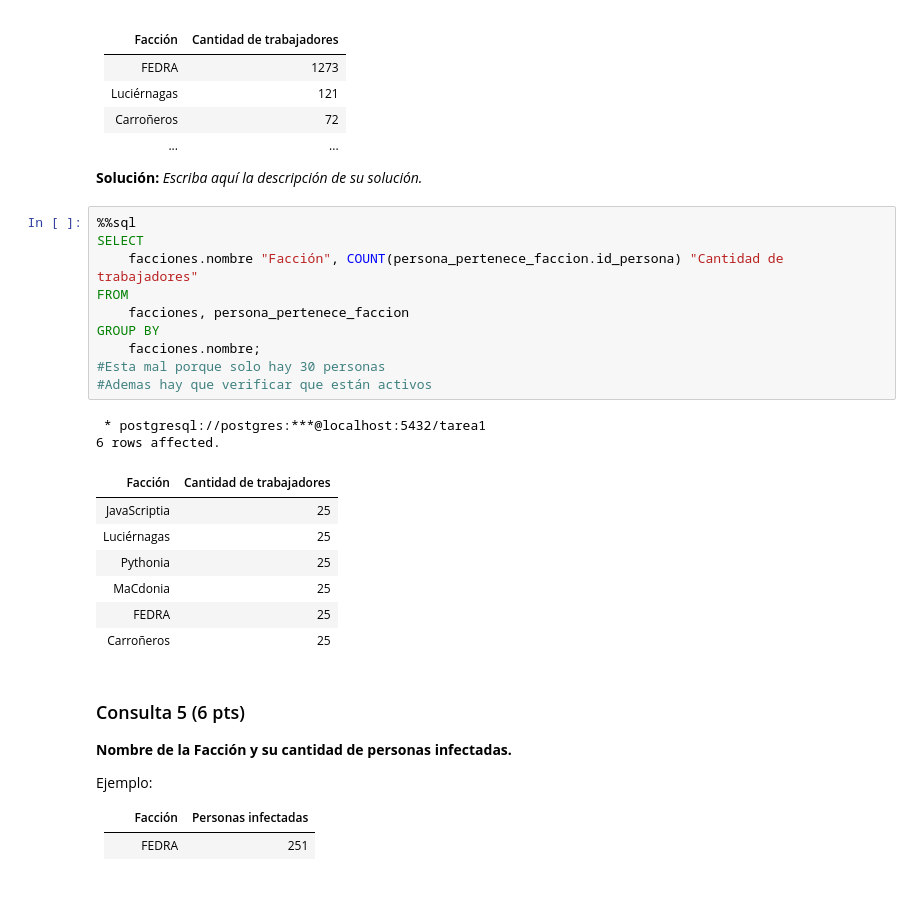
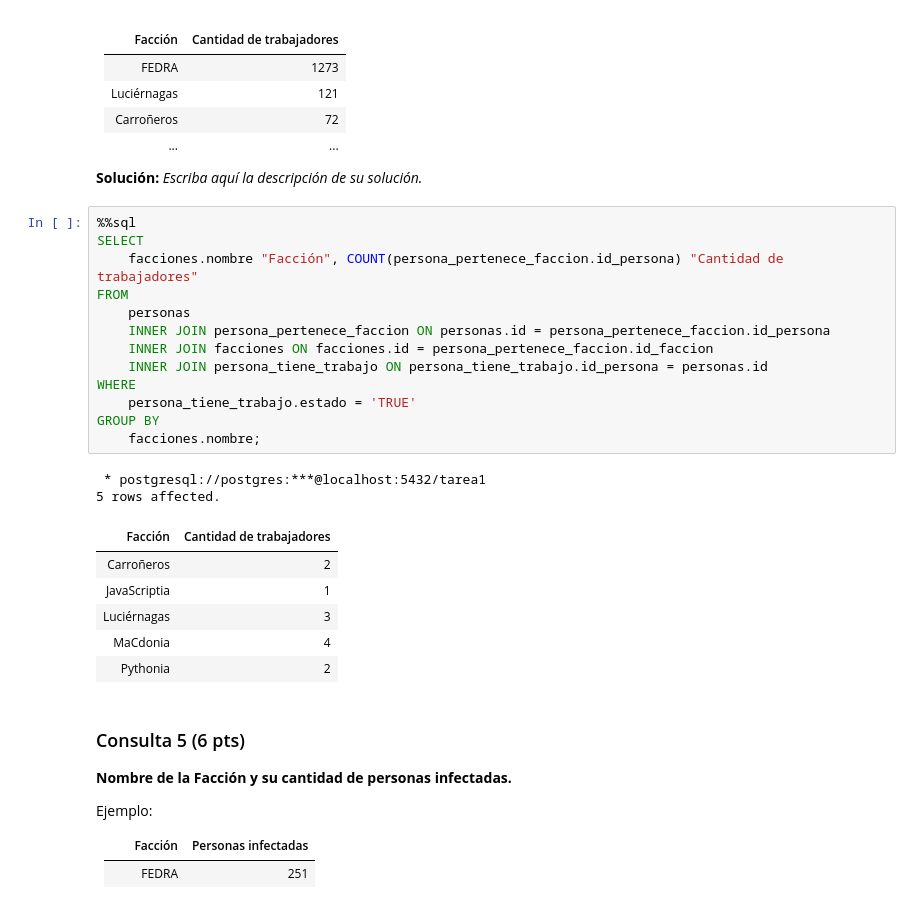
Before and after one commit to evwng/INF239_Tareas, a Jupyter notebook: Tarea-1-Grupo23/Tarea1_Grupo23.ipynb, the cells around one changed output. Cells and saved outputs as stored; diff of their text form.

```diff
--- a/Tarea-1-Grupo23/Tarea1_Grupo23.ipynb
+++ b/Tarea-1-Grupo23/Tarea1_Grupo23.ipynb
@@ -467,23 +468,25 @@ Ejemplo:
 # %%
 %%sql
 SELECT
     facciones.nombre "Facción", COUNT(persona_pertenece_faccion.id_persona) "Cantidad de trabajadores"
 FROM
-    facciones, persona_pertenece_faccion
+    personas
+    INNER JOIN persona_pertenece_faccion ON personas.id = persona_pertenece_faccion.id_persona
+    INNER JOIN facciones ON facciones.id = persona_pertenece_faccion.id_faccion
+    INNER JOIN persona_tiene_trabajo ON persona_tiene_trabajo.id_persona = personas.id
+WHERE
+    persona_tiene_trabajo.estado = 'TRUE'
 GROUP BY
     facciones.nombre;
-#Esta mal porque solo hay 30 personas
-#Ademas hay que verificar que están activos
 # %% [output]
  * postgresql://postgres:***@localhost:5432/tarea1
-6 rows affected.
+5 rows affected.
 | Facción | Cantidad de trabajadores |
-| JavaScriptia | 25 |
-| Luciérnagas | 25 |
-| Pythonia | 25 |
-| MaCdonia | 25 |
-| FEDRA | 25 |
-| Carroñeros | 25 |
+| Carroñeros | 2 |
+| JavaScriptia | 1 |
+| Luciérnagas | 3 |
+| MaCdonia | 4 |
+| Pythonia | 2 |
 # %% [markdown]
 ### Consulta 5 (6 pts)
 **Nombre de la Facción y su cantidad de personas infectadas.**
```
Also changed, not shown: parts of 1 cell of this notebook.
